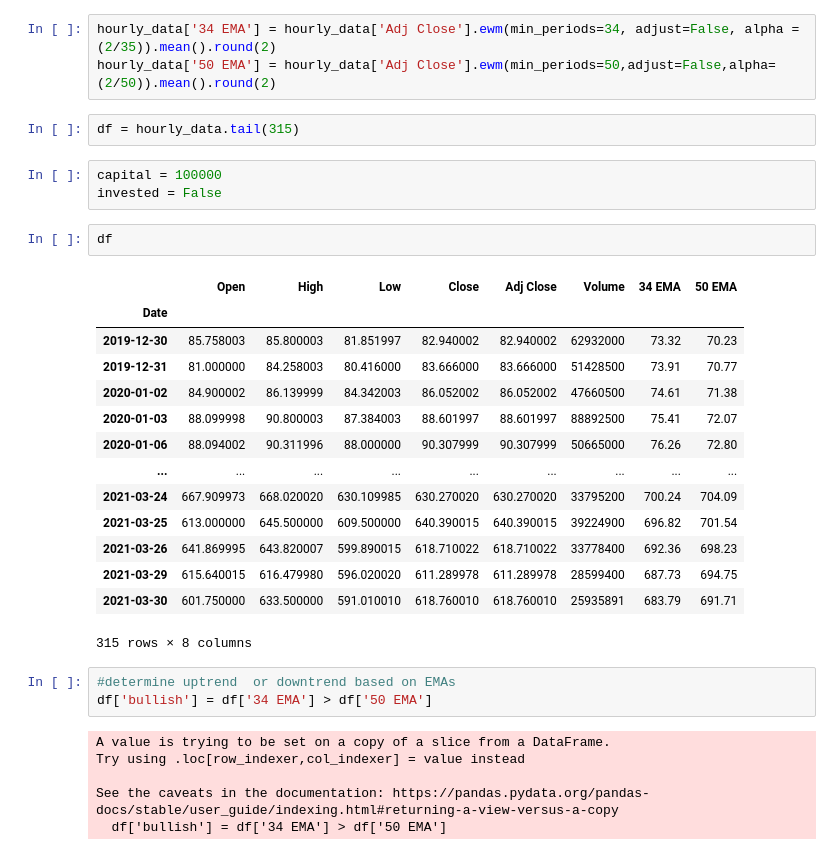
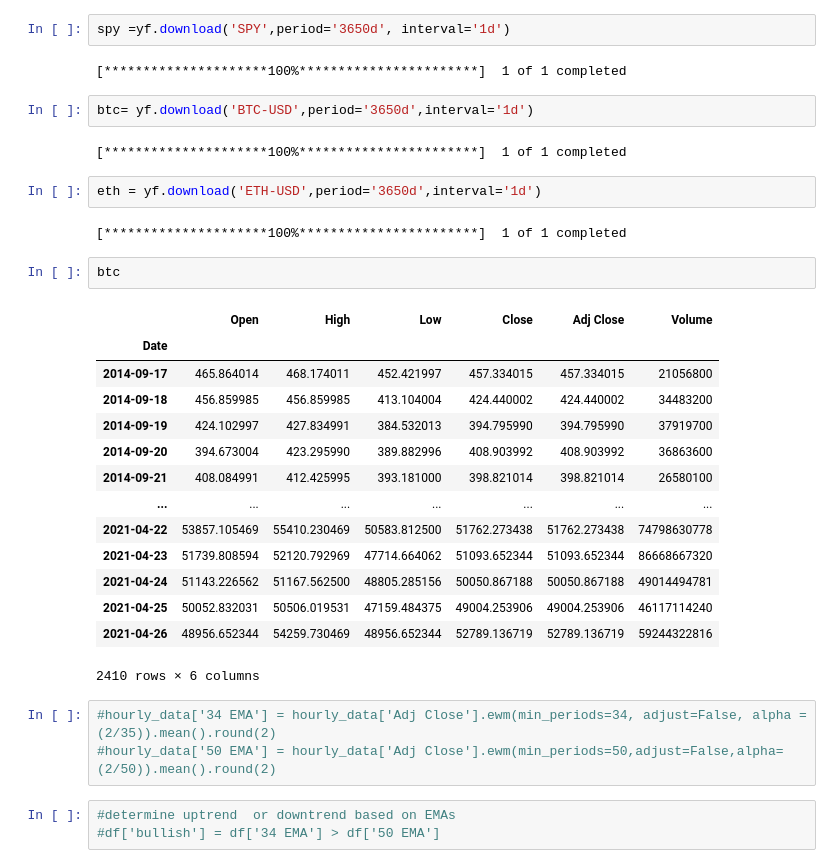
Before and after one commit to nick-bush/stock-scanners, a Jupyter notebook: ema-backtest.ipynb, the cells around one changed output. Saved outputs shown, nothing was run; the diff lists cells and outputs as text.

```diff
--- a/ema-backtest.ipynb
+++ b/ema-backtest.ipynb
@@ -7,38 +26,39 @@ hourly_data = yf.download('TSLA', period="365d", interval='1d')
 # %% [output]
 [*********************100%***********************]  1 of 1 completed
+# %%
+spy =yf.download('SPY',period='3650d', interval='1d')
+# %% [output]
+[*********************100%***********************]  1 of 1 completed
+# %%
+btc= yf.download('BTC-USD',period='3650d',interval='1d')
+# %% [output]
+[*********************100%***********************]  1 of 1 completed
+# %%
+eth = yf.download('ETH-USD',period='3650d',interval='1d')
+# %% [output]
+[*********************100%***********************]  1 of 1 completed
+# %%
+btc
+# %% [output]
+|  | Open | High | Low | Close | Adj Close | Volume |
+| Date |  |  |  |  |  |  |
+| 2014-09-17 | 465.864014 | 468.174011 | 452.421997 | 457.334015 | 457.334015 | 21056800 |
+| 2014-09-18 | 456.859985 | 456.859985 | 413.104004 | 424.440002 | 424.440002 | 34483200 |
+| 2014-09-19 | 424.102997 | 427.834991 | 384.532013 | 394.795990 | 394.795990 | 37919700 |
+| 2014-09-20 | 394.673004 | 423.295990 | 389.882996 | 408.903992 | 408.903992 | 36863600 |
+| 2014-09-21 | 408.084991 | 412.425995 | 393.181000 | 398.821014 | 398.821014 | 26580100 |
+| ... | ... | ... | ... | ... | ... | ... |
+| 2021-04-22 | 53857.105469 | 55410.230469 | 50583.812500 | 51762.273438 | 51762.273438 | 74798630778 |
+| 2021-04-23 | 51739.808594 | 52120.792969 | 47714.664062 | 51093.652344 | 51093.652344 | 86668667320 |
+| 2021-04-24 | 51143.226562 | 51167.562500 | 48805.285156 | 50050.867188 | 50050.867188 | 49014494781 |
+| 2021-04-25 | 50052.832031 | 50506.019531 | 47159.484375 | 49004.253906 | 49004.253906 | 46117114240 |
+| 2021-04-26 | 48956.652344 | 54259.730469 | 48956.652344 | 52789.136719 | 52789.136719 | 59244322816 |
+2410 rows × 6 columns
 # %%
-hourly_data['34 EMA'] = hourly_data['Adj Close'].ewm(min_periods=34, adjust=False, alpha =(2/35)).mean().round(2)
-hourly_data['50 EMA'] = hourly_data['Adj Close'].ewm(min_periods=50,adjust=False,alpha=(2/50)).mean().round(2)
+#hourly_data['34 EMA'] = hourly_data['Adj Close'].ewm(min_periods=34, adjust=False, alpha =(2/35)).mean().round(2)
+#hourly_data['50 EMA'] = hourly_data['Adj Close'].ewm(min_periods=50,adjust=False,alpha=(2/50)).mean().round(2)
-# %%
-df = hourly_data.tail(315)
-# %%
-capital = 100000
-invested = False
-# %%
-df
-# %% [output]
-|  | Open | High | Low | Close | Adj Close | Volume | 34 EMA | 50 EMA |
-| Date |  |  |  |  |  |  |  |  |
-| 2019-12-30 | 85.758003 | 85.800003 | 81.851997 | 82.940002 | 82.940002 | 62932000 | 73.32 | 70.23 |
-| 2019-12-31 | 81.000000 | 84.258003 | 80.416000 | 83.666000 | 83.666000 | 51428500 | 73.91 | 70.77 |
-| 2020-01-02 | 84.900002 | 86.139999 | 84.342003 | 86.052002 | 86.052002 | 47660500 | 74.61 | 71.38 |
-| 2020-01-03 | 88.099998 | 90.800003 | 87.384003 | 88.601997 | 88.601997 | 88892500 | 75.41 | 72.07 |
-| 2020-01-06 | 88.094002 | 90.311996 | 88.000000 | 90.307999 | 90.307999 | 50665000 | 76.26 | 72.80 |
-| ... | ... | ... | ... | ... | ... | ... | ... | ... |
-| 2021-03-24 | 667.909973 | 668.020020 | 630.109985 | 630.270020 | 630.270020 | 33795200 | 700.24 | 704.09 |
-| 2021-03-25 | 613.000000 | 645.500000 | 609.500000 | 640.390015 | 640.390015 | 39224900 | 696.82 | 701.54 |
-| 2021-03-26 | 641.869995 | 643.820007 | 599.890015 | 618.710022 | 618.710022 | 33778400 | 692.36 | 698.23 |
-| 2021-03-29 | 615.640015 | 616.479980 | 596.020020 | 611.289978 | 611.289978 | 28599400 | 687.73 | 694.75 |
-| 2021-03-30 | 601.750000 | 633.500000 | 591.010010 | 618.760010 | 618.760010 | 25935891 | 683.79 | 691.71 |
-315 rows × 8 columns
 # %%
 #determine uptrend  or downtrend based on EMAs
-df['bullish'] = df['34 EMA'] > df['50 EMA']
+#df['bullish'] = df['34 EMA'] > df['50 EMA']
-# %% [output]
-A value is trying to be set on a copy of a slice from a DataFrame.
-Try using .loc[row_indexer,col_indexer] = value instead
-
-See the caveats in the documentation: https://pandas.pydata.org/pandas-docs/stable/user_guide/indexing.html#returning-a-view-versus-a-copy
-  df['bullish'] = df['34 EMA'] > df['50 EMA']
 # %%
 #see only uptrend periods
```
Also changed, not shown: parts of 18 cells of this notebook.
